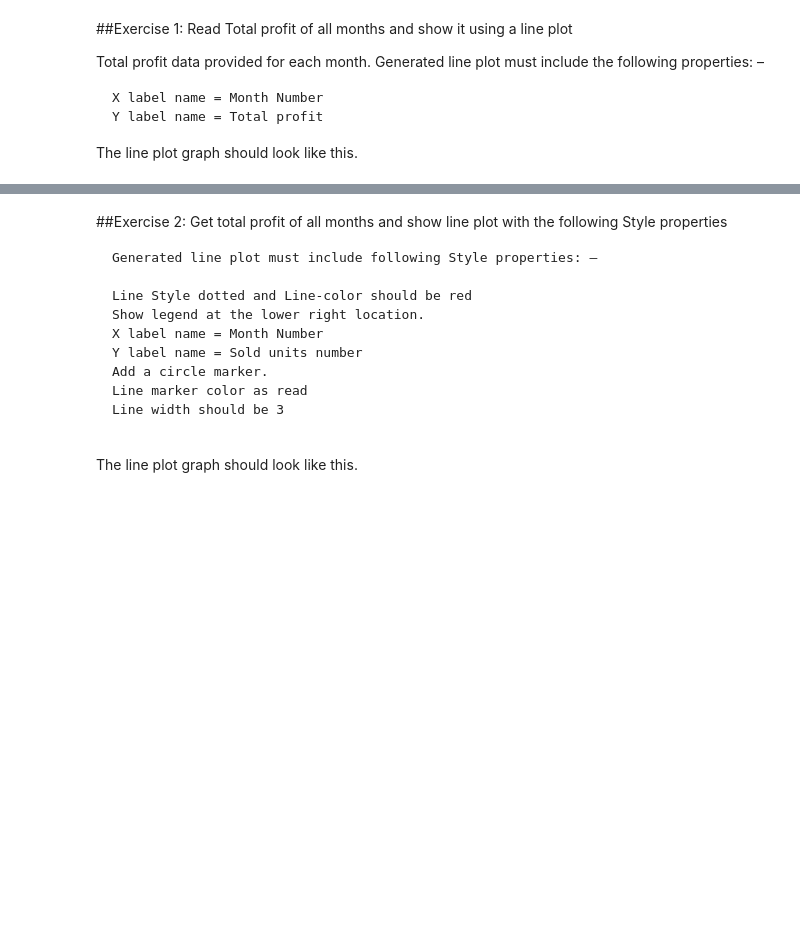
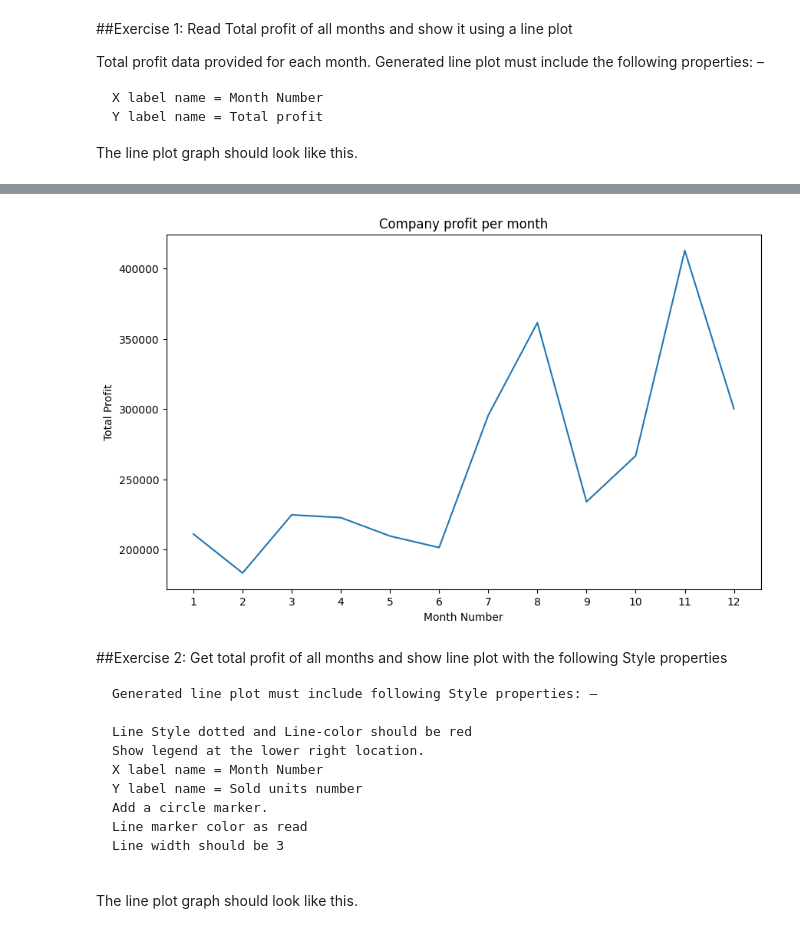
Before and after one commit to thomasanna/python-entri, a Jupyter notebook: Task_8.ipynb, the cells around one changed output, grey strips where cells are left out. Drawn from its saved outputs; the diff is of its cells as text; code cells hidden in the pictures; blank space fills up the shorter version.

```diff
--- a/Task_8.ipynb
+++ b/Task_8.ipynb
@@ -168,0 +181,6 @@ company_sales_data. 100%[===================>]     659  --.-KB/s    in 0s
+# %%
+import pandas as pd
+
+# Read the CSV file using Pandas
+df = pd.read_csv('company_sales_data.csv')
+print(df)
@@ -178,6 +214,20 @@ Y label name = Total profit
 The line plot graph should look like this.
 # %% [markdown]
 ![image.png](embedded-picture-1)
+# %%
+import matplotlib.pyplot as plt
+months = df['month_number']
+total_profit = df['total_profit']
+plt.figure(figsize=(10,6))
+plt.plot(months,total_profit)
+plt.xlabel('Month Number')
+plt.ylabel('Total Profit')
+plt.title('Company profit per month')
+# Set specific x-axis ticks
+plt.xticks(ticks=months)
+plt.show()
+# %% [output]
+[figure, added]
 # %% [markdown]
 ##Exercise 2: Get total profit of all months and show line plot with the following Style properties
 
```
Also changed, not shown: parts of 4 cells of this notebook, 1 other file.
